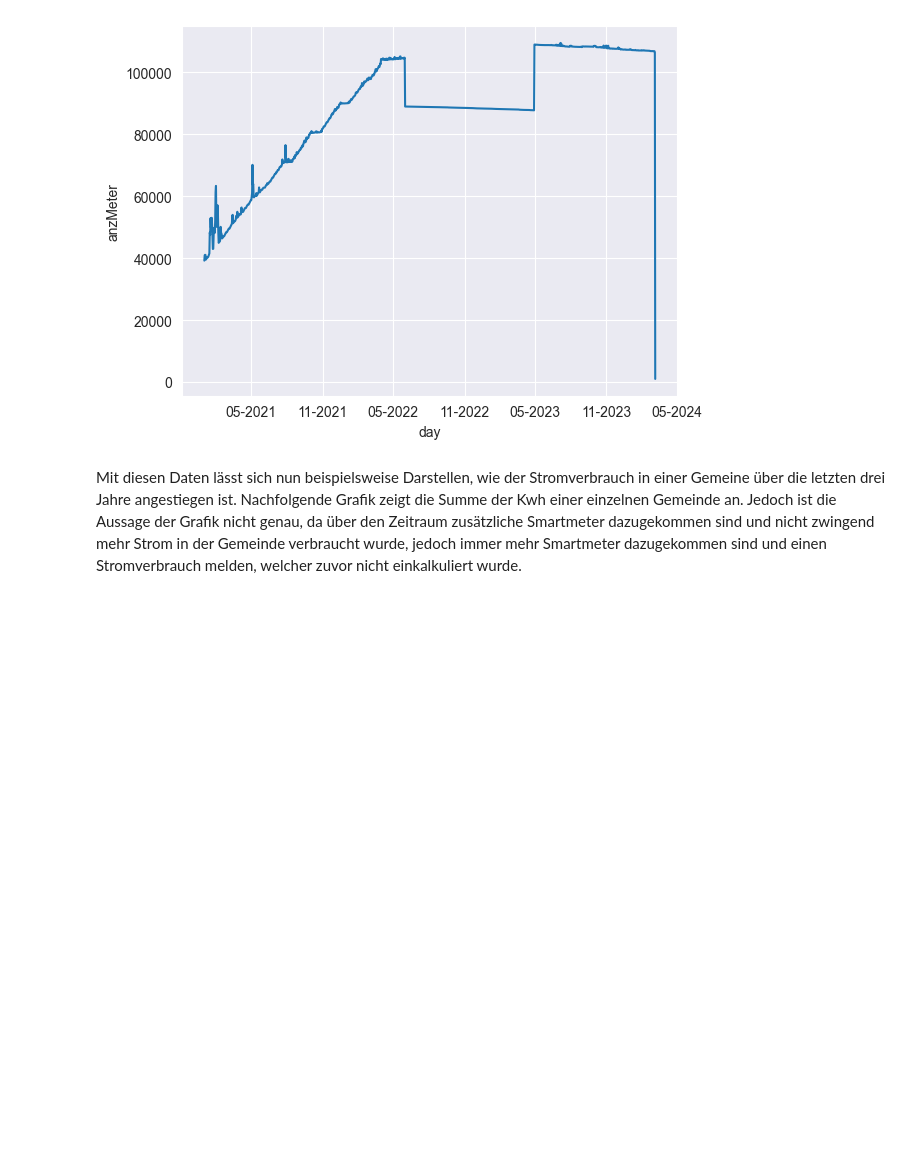
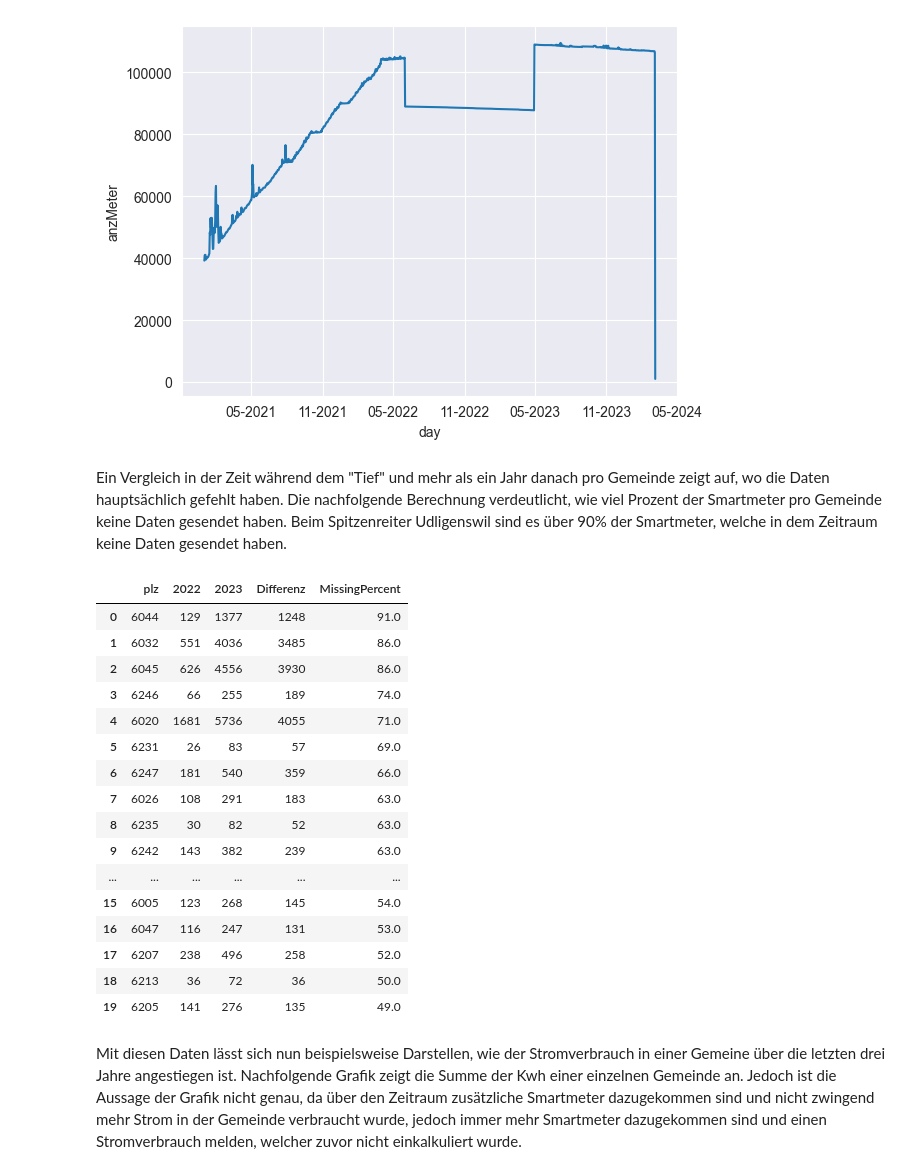
Before and after one commit to 7Horizon/BINA-CaseStudy, a Jupyter notebook: bina_dataimport.ipynb, the cells around one changed output. Cells and saved outputs as stored; diff of their text form; code cells hidden in the pictures; blank space fills up the shorter version.

Commit message:
Adding Analysis for missing Smartmeter Data

```diff
--- a/bina_dataimport.ipynb
+++ b/bina_dataimport.ipynb
@@ -666,6 +666,29 @@ plot.xaxis.set_major_formatter(mdates.DateFormatter('%m-%Y'))
 plt.show()
 # %% [output]
 [figure]
+# %% [markdown]
+Ein Vergleich in der Zeit während dem "Tief" und mehr als ein Jahr danach pro Gemeinde zeigt auf, wo die Daten hauptsächlich gefehlt haben. Die nachfolgende Berechnung verdeutlicht, wie viel Prozent der Smartmeter pro Gemeinde keine Daten gesendet haben. Beim Spitzenreiter Udligenswil sind es über 90% der Smartmeter, welche in dem Zeitraum keine Daten gesendet haben.
+# %%
+df = pd.read_sql_query("SELECT a.plz, a.anzMeter AS '2022', b.anzMeter AS '2023', (b.anzMeter - a.anzMeter) AS Differenz, ROUND(100.0 * (b.anzMeter - a.anzMeter) / b.anzMeter, 0) AS MissingPercent FROM (SELECT plz, MAX(anzMeter) AS anzMeter FROM smartmeter WHERE strftime('%Y-%m', timestamp) = '2022-06' GROUP BY plz) AS a LEFT JOIN (SELECT plz, MAX(anzMeter) AS anzMeter FROM smartmeter WHERE strftime('%Y-%m', timestamp) = '2023-11' GROUP BY plz) AS b ON a.plz = b.plz ORDER BY MissingPercent DESC;", connection)
+df.head(20)
+# %% [output]
+|  | plz | 2022 | 2023 | Differenz | MissingPercent |
+| 0 | 6044 | 129 | 1377 | 1248 | 91.0 |
+| 1 | 6032 | 551 | 4036 | 3485 | 86.0 |
+| 2 | 6045 | 626 | 4556 | 3930 | 86.0 |
+| 3 | 6246 | 66 | 255 | 189 | 74.0 |
+| 4 | 6020 | 1681 | 5736 | 4055 | 71.0 |
+| 5 | 6231 | 26 | 83 | 57 | 69.0 |
+| 6 | 6247 | 181 | 540 | 359 | 66.0 |
+| 7 | 6026 | 108 | 291 | 183 | 63.0 |
+| 8 | 6235 | 30 | 82 | 52 | 63.0 |
+| 9 | 6242 | 143 | 382 | 239 | 63.0 |
+| ... | ... | ... | ... | ... | ... |
+| 15 | 6005 | 123 | 268 | 145 | 54.0 |
+| 16 | 6047 | 116 | 247 | 131 | 53.0 |
+| 17 | 6207 | 238 | 496 | 258 | 52.0 |
+| 18 | 6213 | 36 | 72 | 36 | 50.0 |
+| 19 | 6205 | 141 | 276 | 135 | 49.0 |
 # %% [markdown]
 Mit diesen Daten lässt sich nun beispielsweise Darstellen, wie der Stromverbrauch in einer Gemeine über die letzten drei Jahre angestiegen ist. Nachfolgende Grafik zeigt die Summe der Kwh einer einzelnen Gemeinde an. Jedoch ist die Aussage der Grafik nicht genau, da über den Zeitraum zusätzliche Smartmeter dazugekommen sind und nicht zwingend mehr Strom in der Gemeinde verbraucht wurde, jedoch immer mehr Smartmeter dazugekommen sind und einen Stromverbrauch melden, welcher zuvor nicht einkalkuliert wurde.
 # %%
```
Also changed, not shown: parts of 2 cells of this notebook.
